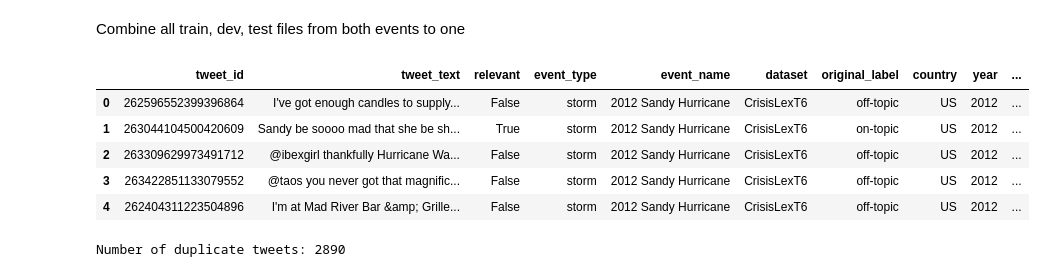
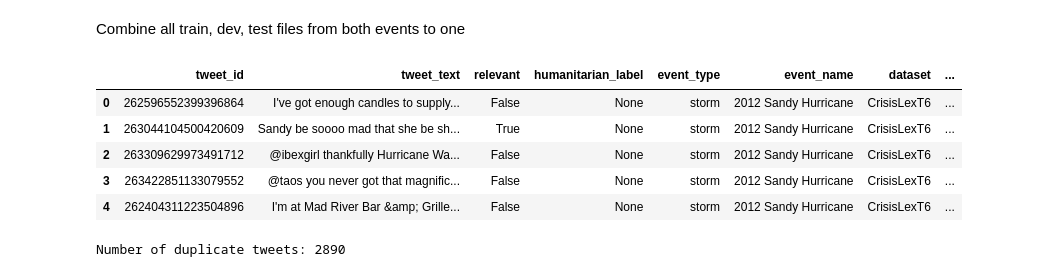
Before and after one commit to dhnhut/disaster-tweets, a Jupyter notebook: notebooks/0_dataset_CrisisLexT6.ipynb, the cells around one changed output. Saved outputs shown, nothing was run; the diff lists cells and outputs as text; code cells hidden in the pictures.

Commit message:
Add humanitarian label to CrisisLexT6

```diff
--- a/notebooks/0_dataset_CrisisLexT6.ipynb
+++ b/notebooks/0_dataset_CrisisLexT6.ipynb
@@ -117,13 +117,6 @@ files = [
         'event_name': '2013 Alberta Floods',
         'year': 2013,
     },
-    # {
-    #     'filename': '2013_Boston_Bombings/2013_Boston_Bombings-ontopic_offtopic.csv',
-    #     'country': 'US',
-    #     'event_type': 'bombing',
-    #     'event_name': '2013 Boston Bombings',
-    #     'year': 2013,
-    # },
     {
         'filename': '2013_Oklahoma_Tornado/2013_Oklahoma_Tornado-ontopic_offtopic.csv',
         'country': 'US',
@@ -138,6 +131,16 @@ files = [
         'event_name': '2013 Queensland Floods',
         'year': 2013,
     },
+
+    # Do not include these two events
+    # They are not natural disasters
+    # {
+    #     'filename': '2013_Boston_Bombings/2013_Boston_Bombings-ontopic_offtopic.csv',
+    #     'country': 'US',
+    #     'event_type': 'bombing',
+    #     'event_name': '2013 Boston Bombings',
+    #     'year': 2013,
+    # },
     # {
     #     'filename': '2013_West_Texas_Explosion/2013_West_Texas_Explosion-ontopic_offtopic.csv',
     #     'country': 'US',
@@ -155,41 +158,43 @@ for file in files:
     if not filepath.exists():
         print(f'Not found: {filepath}')
         continue
 
     df = pd.read_csv(filepath)
     df.columns = df.columns.str.strip()
 
     df['tweet_id'] = df['tweet id'].str.strip("'").astype('int64')
     df.drop(columns=['tweet id'], inplace=True)
     df['event_type'] = file['event_type']
     df['event_name'] = file['event_name']
-    df['country'] = file['country']
+    # df['country'] = file['country']
     df['year'] = file['year']
     df['relevant'] = df['label'].apply(lambda x: False if x == "off-topic" else True)
     df['dataset'] = 'CrisisLexT6'
-    df.rename(columns={'label': 'original_label'}, inplace=True)
     df["meta"] = df.apply(
         lambda row: {
             'file_name': filename,
         },
         axis=1,
     )
     df_list.append(df)
 
 # ignore_index=True creates clean, sequential row numbers
 merged_df = pd.concat(df_list, ignore_index=True)
 
 merged_df.rename(columns={'tweet': 'tweet_text'}, inplace=True)
+merged_df.rename(columns={'label': 'original_relevant_label'}, inplace=True)
+merged_df['original_humanitarian_label'] = None
+merged_df['humanitarian_label'] = None
 merged_df = merged_df[dataset_settings.dataset_extended_cols]
 
 merged_df.head()
 # %% [output]
-|  | tweet_id | tweet_text | relevant | event_type | event_name | dataset | original_label | country | year | ... |
-| 0 | 262596552399396864 | I've got enough candles to supply... | False | storm | 2012 Sandy Hurricane | CrisisLexT6 | off-topic | US | 2012 | ... |
-| 1 | 263044104500420609 | Sandy be soooo mad that she be sh... | True | storm | 2012 Sandy Hurricane | CrisisLexT6 | on-topic | US | 2012 | ... |
-| 2 | 263309629973491712 | @ibexgirl thankfully Hurricane Wa... | False | storm | 2012 Sandy Hurricane | CrisisLexT6 | off-topic | US | 2012 | ... |
-| 3 | 263422851133079552 | @taos you never got that magnific... | False | storm | 2012 Sandy Hurricane | CrisisLexT6 | off-topic | US | 2012 | ... |
-| 4 | 262404311223504896 | I'm at Mad River Bar &amp; Grille... | False | storm | 2012 Sandy Hurricane | CrisisLexT6 | off-topic | US | 2012 | ... |
+|  | tweet_id | tweet_text | relevant | humanitarian_label | event_type | event_name | dataset | ... |
+| 0 | 262596552399396864 | I've got enough candles to supply... | False | None | storm | 2012 Sandy Hurricane | CrisisLexT6 | ... |
+| 1 | 263044104500420609 | Sandy be soooo mad that she be sh... | True | None | storm | 2012 Sandy Hurricane | CrisisLexT6 | ... |
+| 2 | 263309629973491712 | @ibexgirl thankfully Hurricane Wa... | False | None | storm | 2012 Sandy Hurricane | CrisisLexT6 | ... |
+| 3 | 263422851133079552 | @taos you never got that magnific... | False | None | storm | 2012 Sandy Hurricane | CrisisLexT6 | ... |
+| 4 | 262404311223504896 | I'm at Mad River Bar &amp; Grille... | False | None | storm | 2012 Sandy Hurricane | CrisisLexT6 | ... |
 # %%
 # TODO: Clean for duplicates in the 'tweet_text' column.
 print(f"Number of duplicate tweets: {merged_df['tweet_text'].duplicated().sum()}")
```
Also changed, not shown: parts of 4 cells of this notebook, 1 other file.
